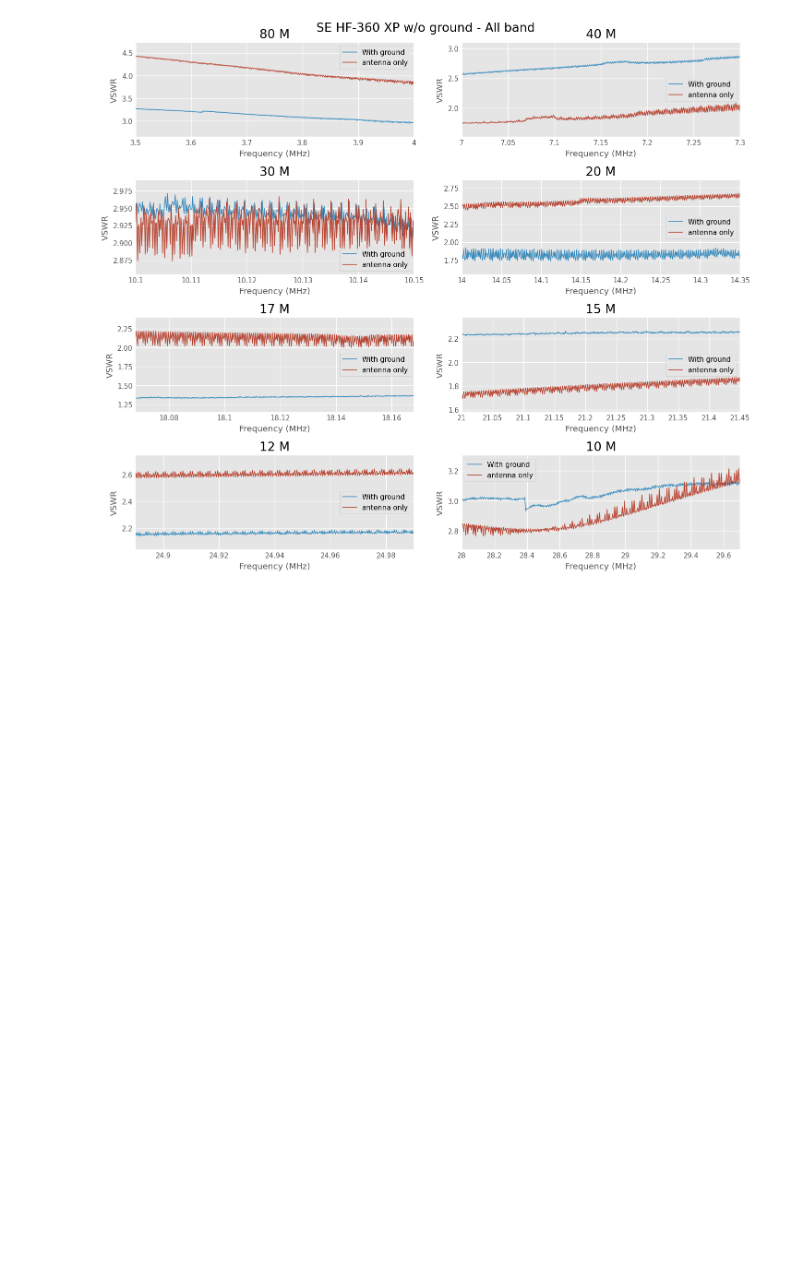
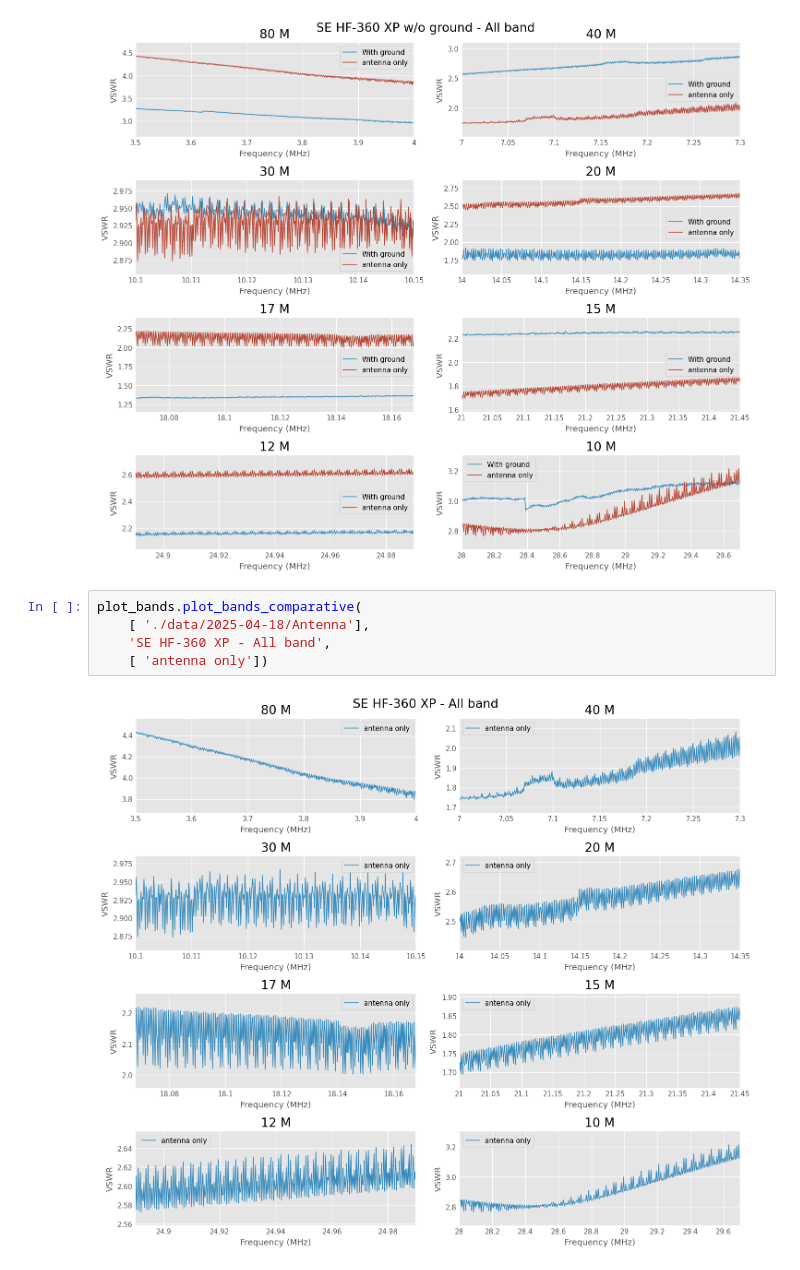
Before and after one commit to darienmt/hf-antenna, a Jupyter notebook: SE-HF-360-XP-All.ipynb, the cells around one changed output. Cells and saved outputs as stored; diff of their text form; blank space fills up the shorter version.

Commit message:
Adding per-band on SE HF-360 XP

```diff
--- a/SE-HF-360-XP-All.ipynb
+++ b/SE-HF-360-XP-All.ipynb
@@ -27,3 +27,10 @@ plot_bands.plot_bands_comparative(
     [ 'With ground', 'antenna only'])
 # %% [output]
 [figure]
+# %%
+plot_bands.plot_bands_comparative(
+    [ './data/2025-04-18/Antenna'],
+    'SE HF-360 XP - All band',
+    [ 'antenna only'])
+# %% [output]
+[figure, added]
```
Also changed, not shown: parts of 1 cell of this notebook, 1 other file.
